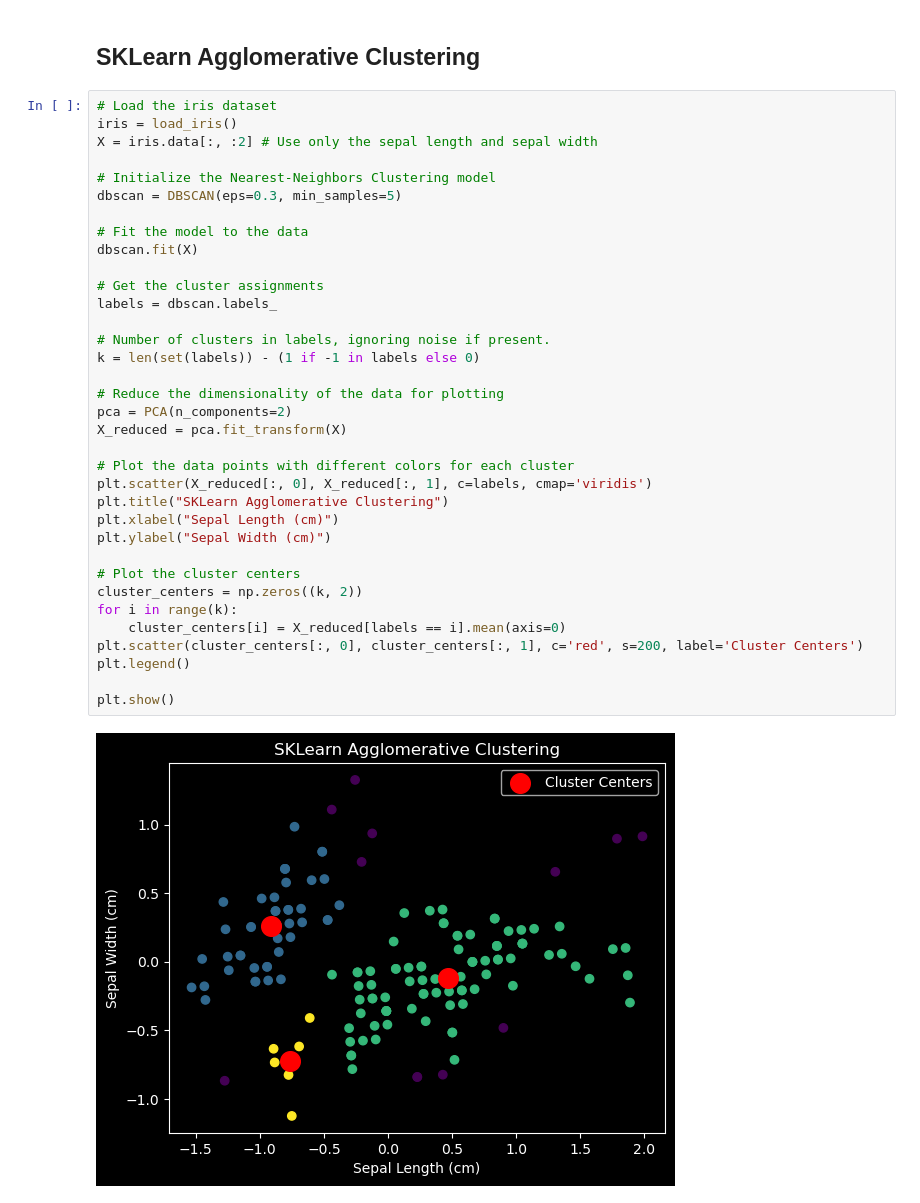
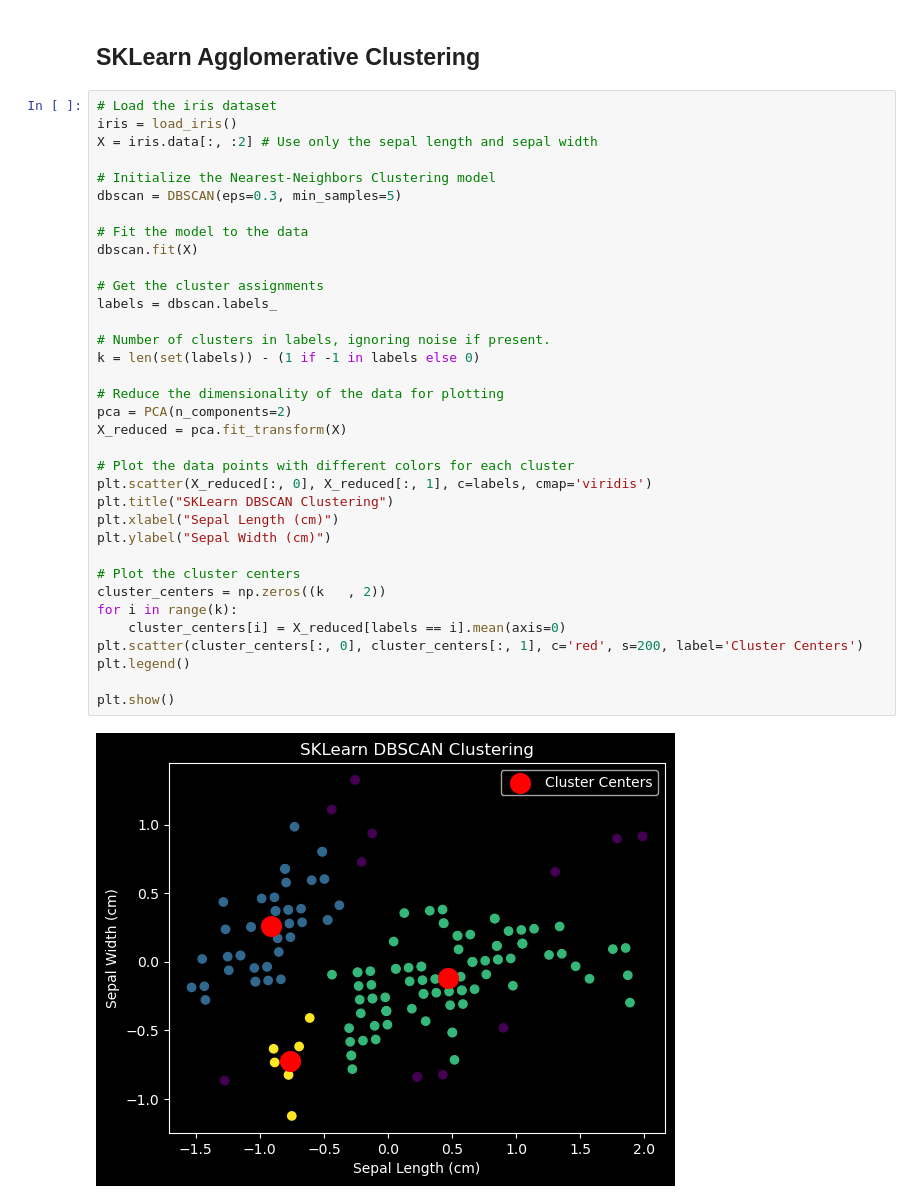
Before and after one commit to Pyrole-2002/project-7-incremental-clustering, a Jupyter notebook: src/sequential_nrst-nbr.ipynb, the cells around one changed output. Cells and saved outputs as stored; diff of their text form.

```diff
--- a/src/sequential_nrst-nbr.ipynb
+++ b/src/sequential_nrst-nbr.ipynb
@@ -110,33 +110,33 @@ X = iris.data[:, :2] # Use only the sepal length and sepal width
 
 # Initialize the Nearest-Neighbors Clustering model
 dbscan = DBSCAN(eps=0.3, min_samples=5)
 
 # Fit the model to the data
 dbscan.fit(X)
 
 # Get the cluster assignments
 labels = dbscan.labels_
 
 # Number of clusters in labels, ignoring noise if present.
 k = len(set(labels)) - (1 if -1 in labels else 0)
 
 # Reduce the dimensionality of the data for plotting
 pca = PCA(n_components=2)
 X_reduced = pca.fit_transform(X)
 
 # Plot the data points with different colors for each cluster
 plt.scatter(X_reduced[:, 0], X_reduced[:, 1], c=labels, cmap='viridis')
-plt.title("SKLearn Agglomerative Clustering")
+plt.title("SKLearn DBSCAN Clustering")
 plt.xlabel("Sepal Length (cm)")
 plt.ylabel("Sepal Width (cm)")
 
 # Plot the cluster centers
-cluster_centers = np.zeros((k, 2))
+cluster_centers = np.zeros((k   , 2))
 for i in range(k):
     cluster_centers[i] = X_reduced[labels == i].mean(axis=0)
 plt.scatter(cluster_centers[:, 0], cluster_centers[:, 1], c='red', s=200, label='Cluster Centers')
 plt.legend()
 
 plt.show()
 # %% [output]
-[figure, old version]
+[figure, new version]
```
Also changed, not shown: parts of 2 cells of this notebook, 2 other files.
